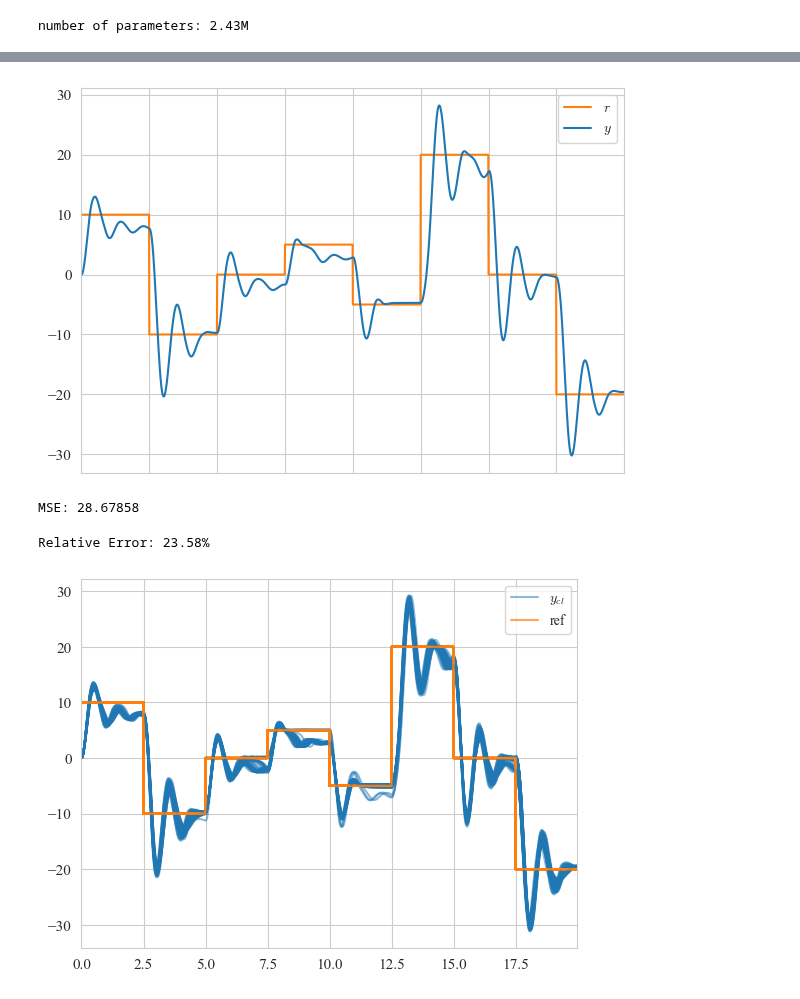
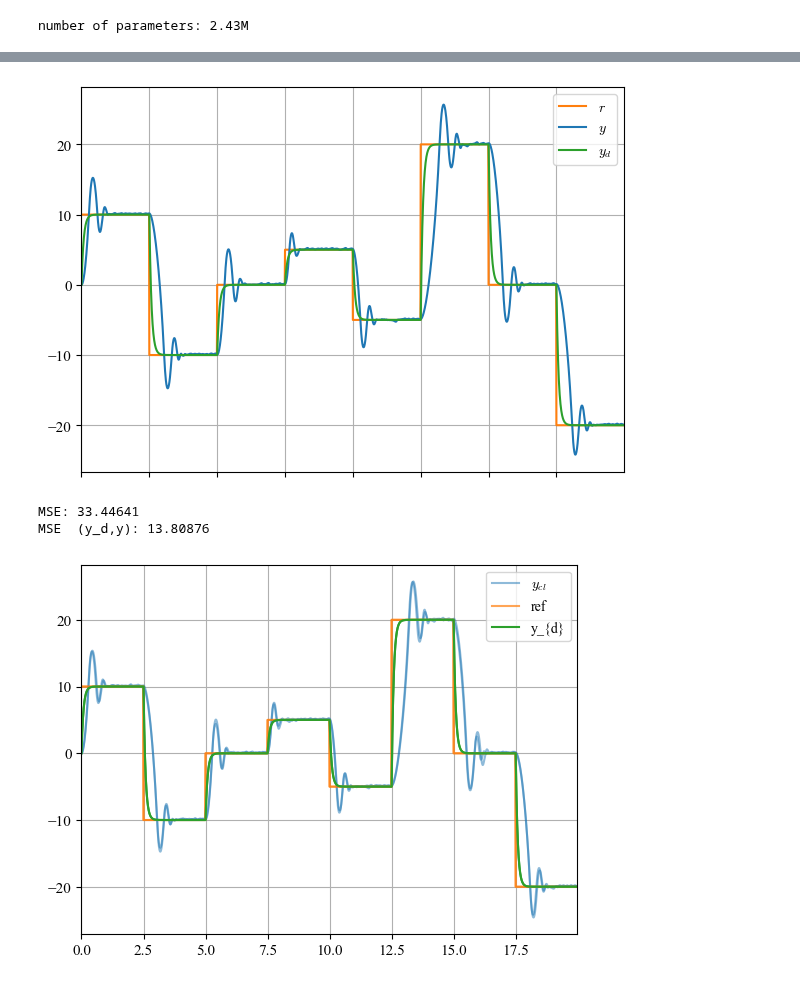
Before and after one commit to buswayne/sysid-transformers-control, a Jupyter notebook: control/simple_example_vrft_confront.ipynb, the cells around one changed output, grey strips where cells are left out. Drawn from its saved outputs; the diff is of its cells as text; code cells hidden in the pictures.

```diff
--- a/control/simple_example_vrft_confront.ipynb
+++ b/control/simple_example_vrft_confront.ipynb
@@ -130,6 +139,7 @@ plt.legend(['$ref$'])
 # %%
-n_testing = 50
+n_testing = 3
 H = 5
+Mr_E = np.zeros((n_testing, len(t_CL)))
 
 y_log = np.zeros((n_testing,len(t_CL)))
 e_log = np.zeros((n_testing,len(t_CL)))
@@ -190,6 +200,8 @@ with torch.no_grad():
             if (i+1) < len(t_CL) :
               u_log[n_testing,i+1] = u_i
               y_log[n_testing,i+1] = y_i
+
+        Mr_E[n_testing] = y_d - y_log[n_testing]
 # %% [output]
 0
 1
@@ -214,14 +211,14 @@ fig = plt.figure(figsize=(7, 5))
 #plt.plot(t_CL, r)
 plt.plot(t_CL, r_batch[0,:], label="$r$", c='tab:orange')
 plt.plot(t_CL, y_log[0,:].T, label="$y$", c='tab:blue', alpha=1)
-plt.legend(['$r$','$y$'])
+plt.plot(t_CL, y_d, label="$y_d}$", c='tab:green')
+plt.legend(['$r$','$y$', '$y_{d}$'])
 plt.tick_params('x', labelbottom=False)
 # %% [output]
-[figure, old version]
+[figure, new version]
 # %%
 ## CALCULATE MSE (r, y)
 error_tot = 0
-
 for i in range(n_testing+1):
      for k in range(len(e_log[i])):
         squared_error = e_log[i,k] * e_log[i,k]
@@ -230,32 +227,40 @@ for i in range(n_testing+1):
 MSE = error_tot / (len(e_log[0]) * (n_testing+1))
 print(f"MSE: {MSE:.5f}")
 
+Mr_error_tot = 0
+for i in range(n_testing):
+     for k in range(len(Mr_E[i])):
+        mr_squared_error = Mr_E[i,k] * Mr_E[i,k]
+        Mr_error_tot += mr_squared_error
 
-# relative error, in percentage
-relative_error = 0
-
-for i in range(n_testing+1) :
-    for k in range(len(e_log[i])):
-        e_abs = np.abs(e_log[i,k])
-        ref_abs = (np.abs(r_batch[i,k]))
-        e_rel = e_abs / ref_abs
-        if e_rel < 20 : # samples that are too big are caused by divisions by zero, unwanted
-            relative_error += e_rel
+MSE2 = Mr_error_tot / (len(Mr_E[0]) * (n_testing+1))
+print(f"MSE  (y_d,y): {MSE2:.5f}")
 
 
 
-re = relative_error/ ( len(e_log[0]) * (n_testing+1)) * 100
-
-print(f"Relative Error: {re:.2f}%")
+# relative error, in percentage
+#relative_error = 0
+#counter_discarded_point = 0
+#for i in range(n_testing+1) :
+#    for k in range(len(e_log[i])):
+#        e_abs = np.abs(e_log[i,k])
+#        ref_abs = (np.abs(r_batch[i,k]))
+#        e_rel = e_abs / ref_abs
+#        if e_rel < 20 : # samples that are too big are caused by divisions by zero, unwanted
+#            relative_error += e_rel
+#        else : counter_discarded_point += 1
+#re = relative_error/ (( len(e_log[0]) * (n_testing+1))-counter_discarded_point) * 100
+#print(f"Relative Error: {re:.2f}%")
 # %% [output]
-MSE: 28.67858
+MSE: 33.44641
+MSE  (y_d,y): 13.80876
-Relative Error: 23.58%
 # %%
  for i in range(0,n_testing):
 
         plt.plot(t_CL,  y_log[i], c='tab:blue', alpha=0.5)
         plt.plot(t_CL, r_batch[i], label='ref',c='tab:orange', alpha = 0.7)
-        plt.legend(['$y_{cl}$','ref'])
+        plt.plot(t_CL, y_d, label="$y_d}$", c='tab:green')
+        plt.legend(['$y_{cl}$','ref', 'y_{d}'])
 plt.show()
 # %% [output]
-[figure, old version]
+[figure, new version]
```
Also changed, not shown: parts of 2 cells of this notebook, 5 other files.
